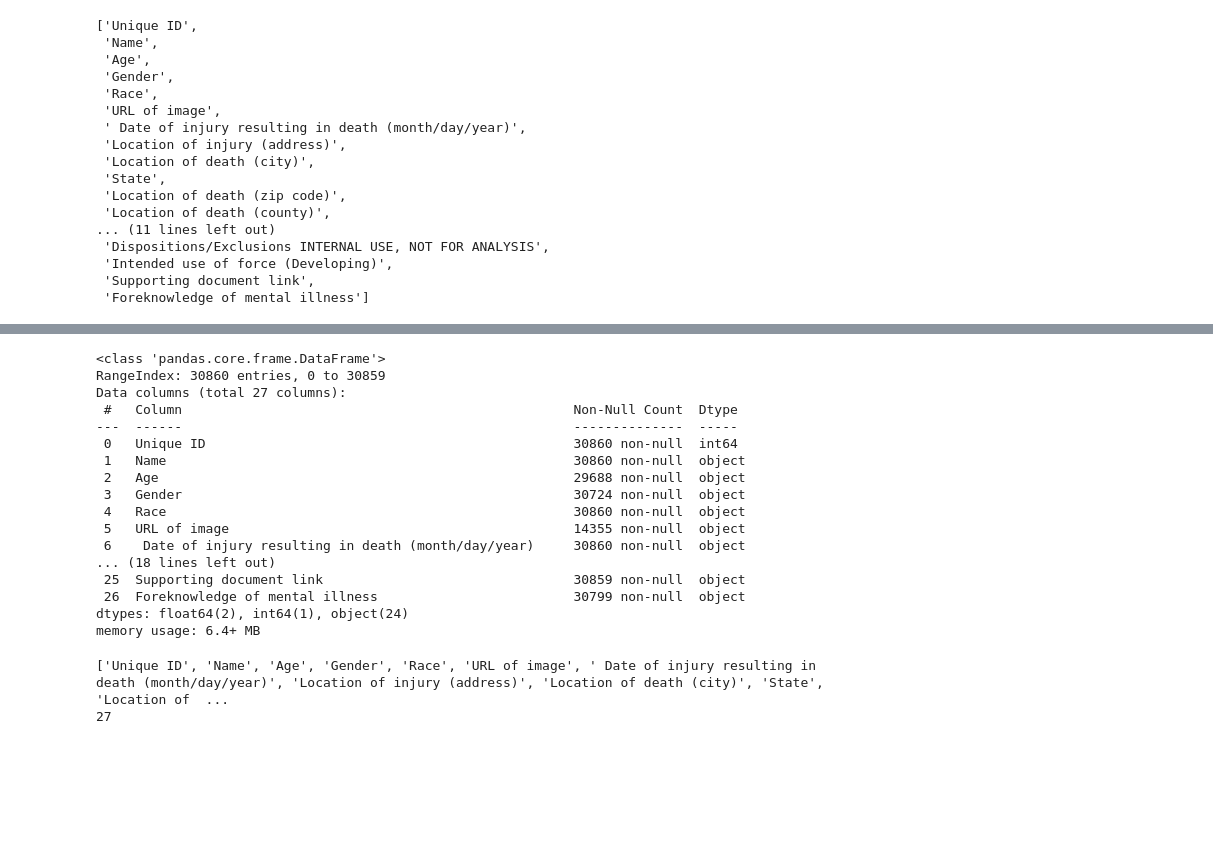
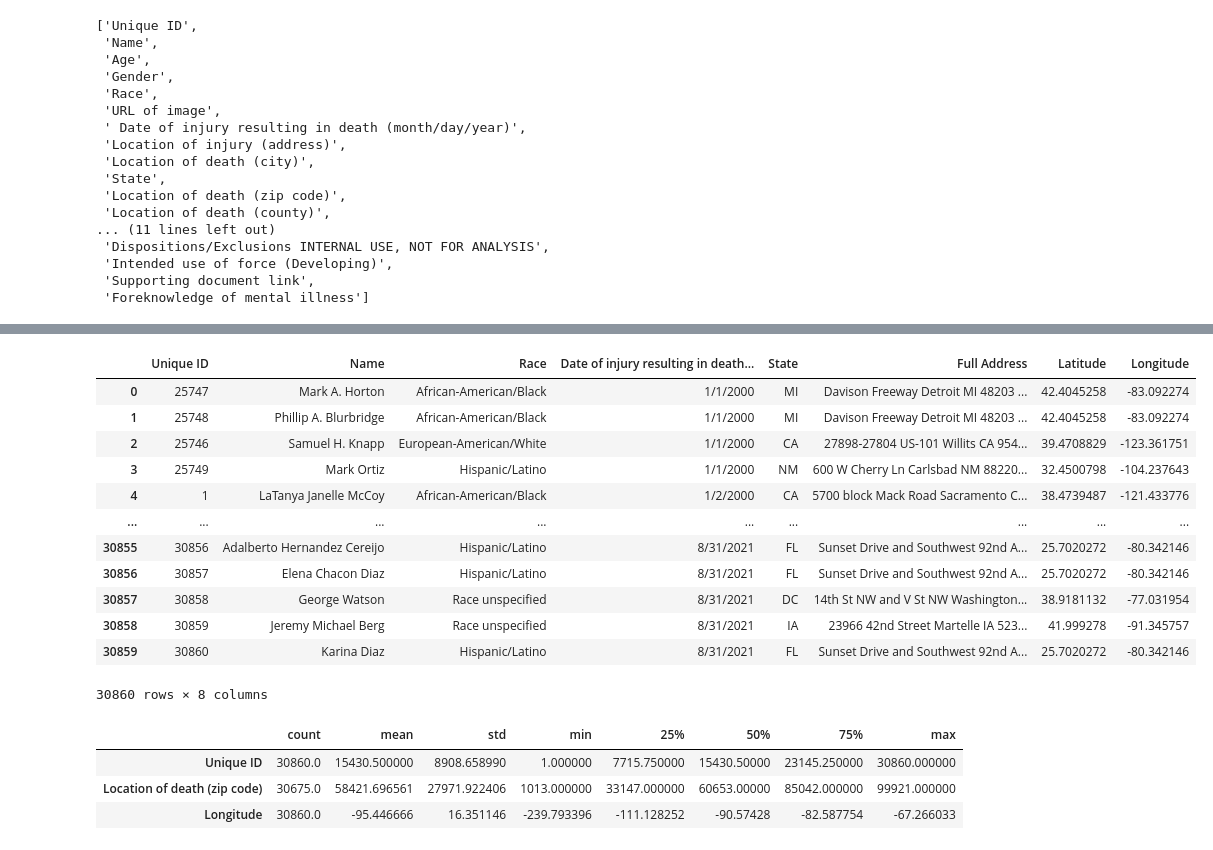
Before and after one commit to Manikandan-professional/Innocent-Death-caused-by-Police, a Jupyter notebook: Innocent_Death_caused_by_Police.ipynb, the cells around one changed output, grey strips where cells are left out. Drawn from its saved outputs; the diff is of its cells as text; code cells hidden in the pictures; blank space fills up the shorter version.

```diff
--- a/Innocent_Death_caused_by_Police.ipynb
+++ b/Innocent_Death_caused_by_Police.ipynb
@@ -85,27 +105,25 @@ Foreknowledge of mental illness                              61
 dtype: int64
-# %%
-df.info()
-# %% [output]
-<class 'pandas.core.frame.DataFrame'>
-RangeIndex: 30860 entries, 0 to 30859
-Data columns (total 27 columns):
- #   Column                                                  Non-Null Count  Dtype
----  ------                                                  --------------  -----
- 0   Unique ID                                               30860 non-null  int64
- 1   Name                                                    30860 non-null  object
- 2   Age                                                     29688 non-null  object
- 3   Gender                                                  30724 non-null  object
- 4   Race                                                    30860 non-null  object
- 5   URL of image                                            14355 non-null  object
- 6    Date of injury resulting in death (month/day/year)     30860 non-null  object
-... (18 lines left out)
- 25  Supporting document link                                30859 non-null  object
- 26  Foreknowledge of mental illness                         30799 non-null  object
-dtypes: float64(2), int64(1), object(24)
-memory usage: 6.4+ MB
-# %%
-print(list(a.columns))
-print(len(list(a.columns)))
-# %% [output]
-['Unique ID', 'Name', 'Age', 'Gender', 'Race', 'URL of image', ' Date of injury resulting in death (month/day/year)', 'Location of injury (address)', 'Location of death (city)', 'State', 'Location of  ...
-27
+# %%
+df=df.dropna(axis=1)
+df
+# %% [output]
+|  | Unique ID | Name | Race | Date of injury resulting in death... | State | Full Address | Latitude | Longitude |
+| 0 | 25747 | Mark A. Horton | African-American/Black | 1/1/2000 | MI | Davison Freeway Detroit MI 48203 ... | 42.4045258 | -83.092274 |
+| 1 | 25748 | Phillip A. Blurbridge | African-American/Black | 1/1/2000 | MI | Davison Freeway Detroit MI 48203 ... | 42.4045258 | -83.092274 |
+| 2 | 25746 | Samuel H. Knapp | European-American/White | 1/1/2000 | CA | 27898-27804 US-101 Willits CA 954... | 39.4708829 | -123.361751 |
+| 3 | 25749 | Mark Ortiz | Hispanic/Latino | 1/1/2000 | NM | 600 W Cherry Ln Carlsbad NM 88220... | 32.4500798 | -104.237643 |
+| 4 | 1 | LaTanya Janelle McCoy | African-American/Black | 1/2/2000 | CA | 5700 block Mack Road Sacramento C... | 38.4739487 | -121.433776 |
+| ... | ... | ... | ... | ... | ... | ... | ... | ... |
+| 30855 | 30856 | Adalberto Hernandez Cereijo | Hispanic/Latino | 8/31/2021 | FL | Sunset Drive and Southwest 92nd A... | 25.7020272 | -80.342146 |
+| 30856 | 30857 | Elena Chacon Diaz | Hispanic/Latino | 8/31/2021 | FL | Sunset Drive and Southwest 92nd A... | 25.7020272 | -80.342146 |
+| 30857 | 30858 | George Watson | Race unspecified | 8/31/2021 | DC | 14th St NW and V St NW Washington... | 38.9181132 | -77.031954 |
+| 30858 | 30859 | Jeremy Michael Berg | Race unspecified | 8/31/2021 | IA | 23966 42nd Street Martelle IA 523... | 41.999278 | -91.345757 |
+| 30859 | 30860 | Karina Diaz | Hispanic/Latino | 8/31/2021 | FL | Sunset Drive and Southwest 92nd A... | 25.7020272 | -80.342146 |
+30860 rows × 8 columns
+# %%
+df.describe().T
+# %% [output]
+|  | count | mean | std | min | 25% | 50% | 75% | max |
+| Unique ID | 30860.0 | 15430.500000 | 8908.658990 | 1.000000 | 7715.750000 | 15430.50000 | 23145.250000 | 30860.000000 |
+| Location of death (zip code) | 30675.0 | 58421.696561 | 27971.922406 | 1013.000000 | 33147.000000 | 60653.00000 | 85042.000000 | 99921.000000 |
+| Longitude | 30860.0 | -95.446666 | 16.351146 | -239.793396 | -111.128252 | -90.57428 | -82.587754 | -67.266033 |
```
Also changed, not shown: parts of 4 cells of this notebook.
